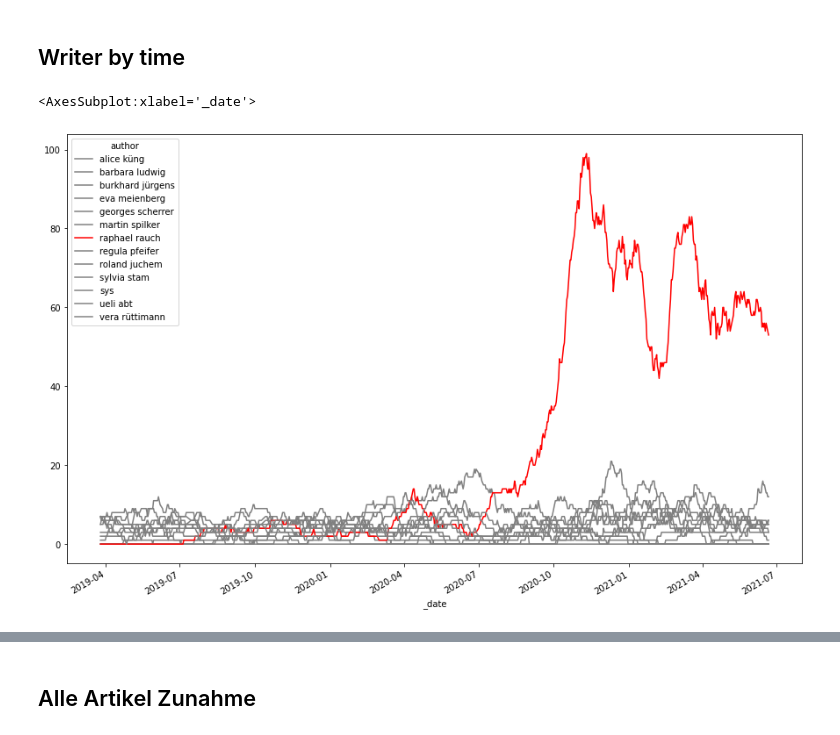
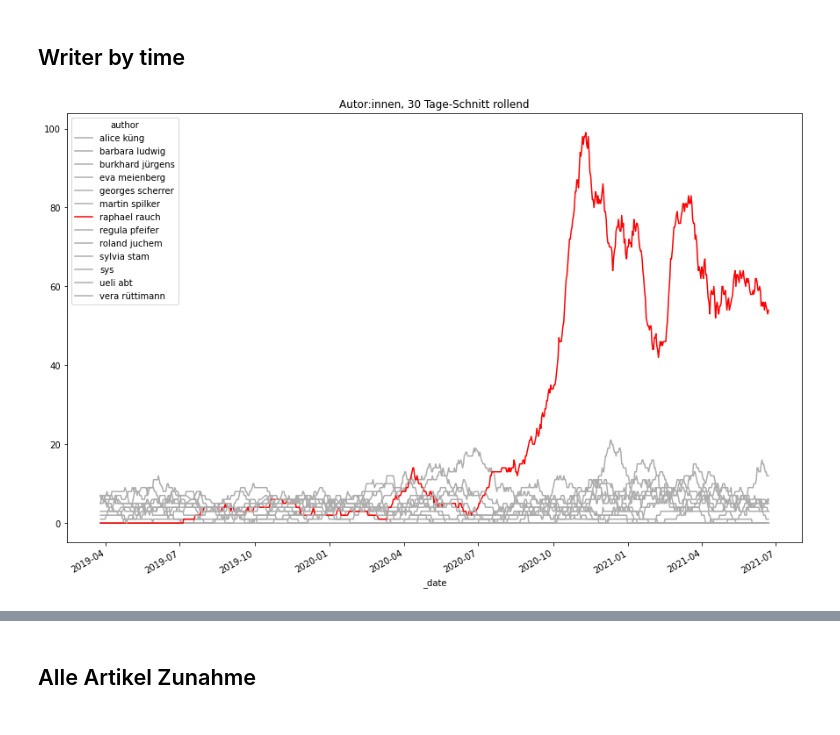
Before and after one commit to simonhuwiler/kathch, a Jupyter notebook: src/3_analyse.ipynb, the cells around one changed output, grey strips where cells are left out. Cells and saved outputs as stored; diff of their text form; code cells hidden in the pictures.

```diff
--- a/src/3_analyse.ipynb
+++ b/src/3_analyse.ipynb
@@ -107,38 +108,36 @@ df_data['top'] = df_data['top'].fillna(False)
 
 # Only top authors (writers with more than 40 articles)
 df_data = df_data[df_data.top]
 
 # Add Agency
 df_data['agency'] = df_data['author'].apply(lambda x: x in agencies)
 df_data = df_data[df_data.agency == False]
 df_data = df_data[df_data.author != "unknown"]
 
 # Set date
 df_data['_date'] = df_data['date'].dt.date
 df_data['_date'] = pd.to_datetime(df_data['_date'])
 df_data['_month'] = df_data['_date'].apply(lambda x: "%s-%s" % (x.year, x.month))
 
 #df_data = df_data[['_date', 'author', 'title']]
 
 gr = pd.pivot_table(df_data, index='_date', columns='author', values='title', aggfunc='count')
 gr = gr.fillna(0)
 
 # Add Rolling AVG
 gr = gr.apply(lambda col: col.rolling(30).sum(), axis = 0)
 
 colors = []
 for c in gr.columns:
     if c == 'raphael rauch':
         colors.append(red)
     else: colors.append(grey)
 
 #gr.plot()
-gr.plot(color=colors)
-
-#df_data.groupby('author').count()
+plot = gr.plot(color=colors,  title='Autor:innen, 30 Tage-Schnitt rollend')
+plot.get_figure().savefig('../export/autoren.png')
 # %% [output]
-<AxesSubplot:xlabel='_date'>
-[figure, old version]
+[figure, new version]
 # %%
 df_data[df_data.date >= '01-01-2021'].groupby('author').agg({'id_x': 'count'})
 # %% [output]
```
Also changed, not shown: parts of 13 cells of this notebook, 4 other files.
